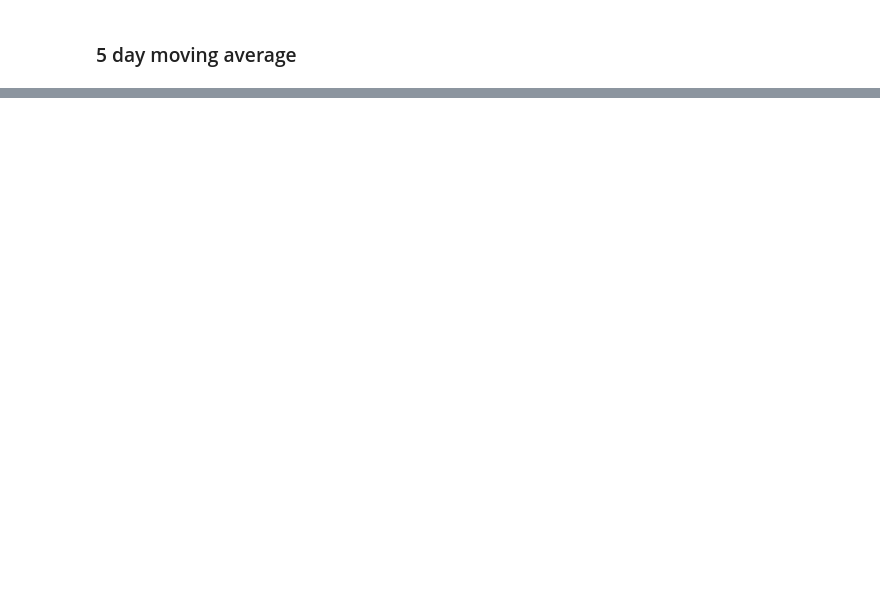
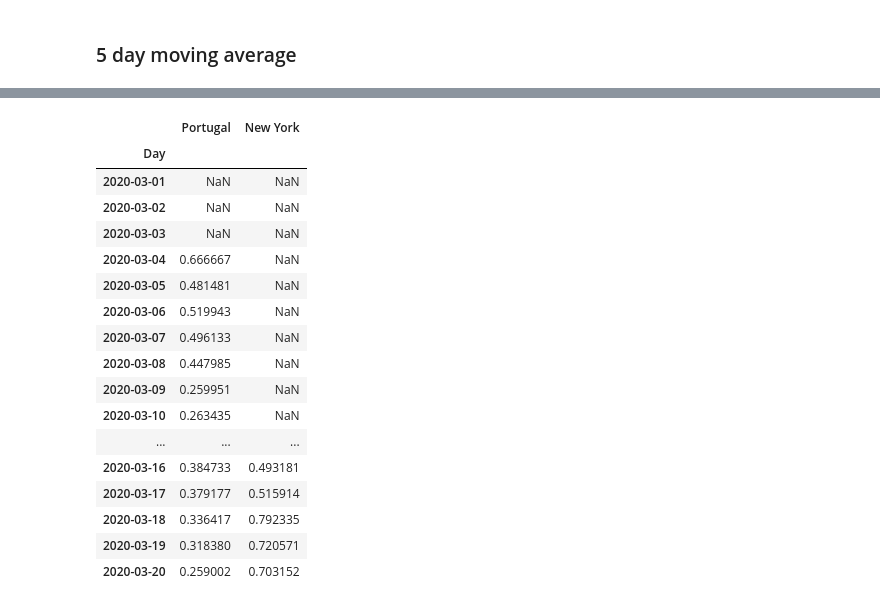
Before and after one commit to ruimaranhao/covid19_growth, a Jupyter notebook: growth_covid19.ipynb, the cells around one changed output, grey strips where cells are left out. Saved outputs shown, nothing was run; the diff lists cells and outputs as text; code cells hidden in the pictures; blank space fills up the shorter version.

```diff
--- a/growth_covid19.ipynb
+++ b/growth_covid19.ipynb
@@ -85,0 +154,22 @@ plt.show()
+# %%
+df_movingavg = dataset.pct_change().rolling(window=3).mean()
+df_movingavg
+# %% [output]
+|  | Portugal | New York |
+| Day |  |  |
+| 2020-03-01 | NaN | NaN |
+| 2020-03-02 | NaN | NaN |
+| 2020-03-03 | NaN | NaN |
+| 2020-03-04 | 0.666667 | NaN |
+| 2020-03-05 | 0.481481 | NaN |
+| 2020-03-06 | 0.519943 | NaN |
+| 2020-03-07 | 0.496133 | NaN |
+| 2020-03-08 | 0.447985 | NaN |
+| 2020-03-09 | 0.259951 | NaN |
+| 2020-03-10 | 0.263435 | NaN |
+| ... | ... | ... |
+| 2020-03-16 | 0.384733 | 0.493181 |
+| 2020-03-17 | 0.379177 | 0.515914 |
+| 2020-03-18 | 0.336417 | 0.792335 |
+| 2020-03-19 | 0.318380 | 0.720571 |
+| 2020-03-20 | 0.259002 | 0.703152 |
```
Also changed, not shown: parts of 9 cells of this notebook.
